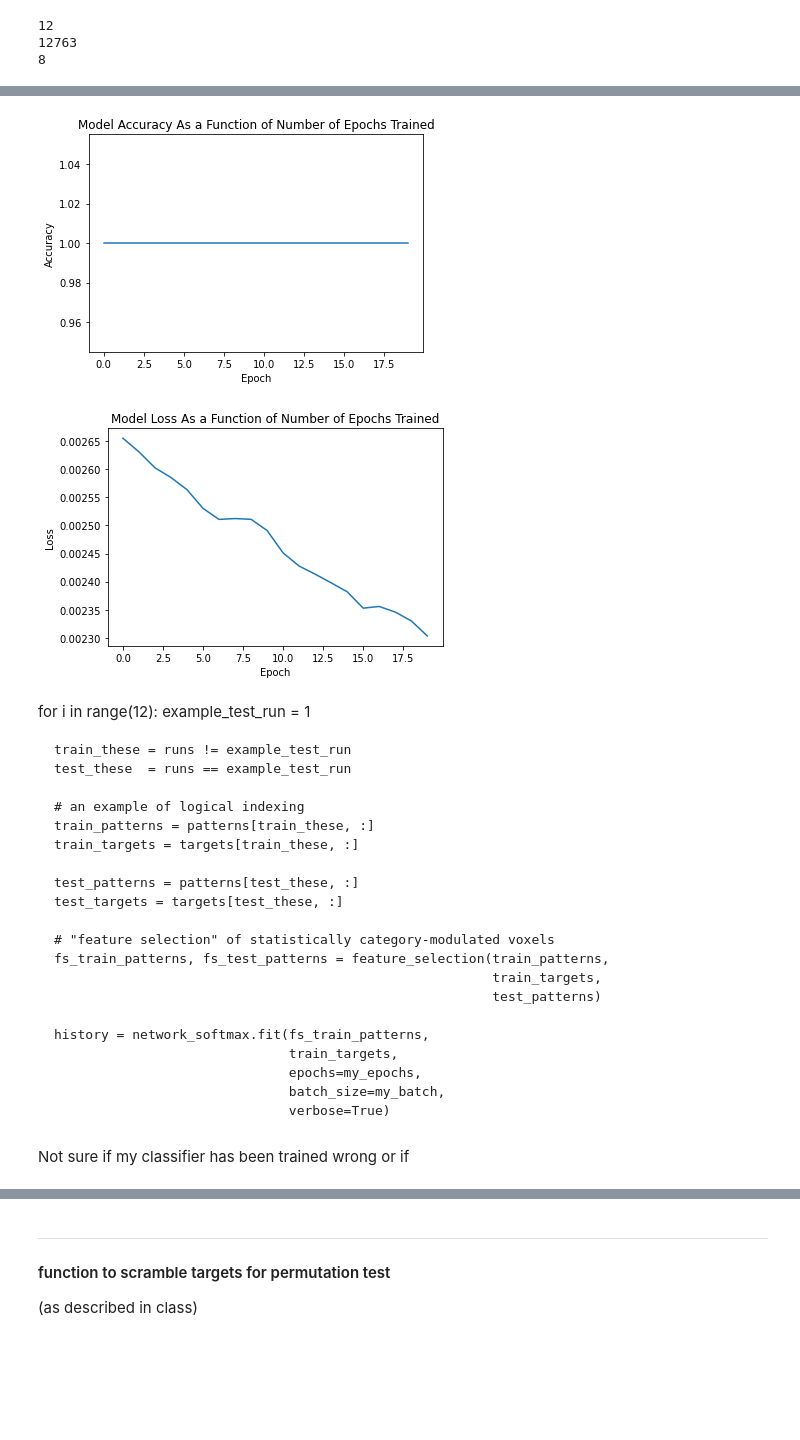
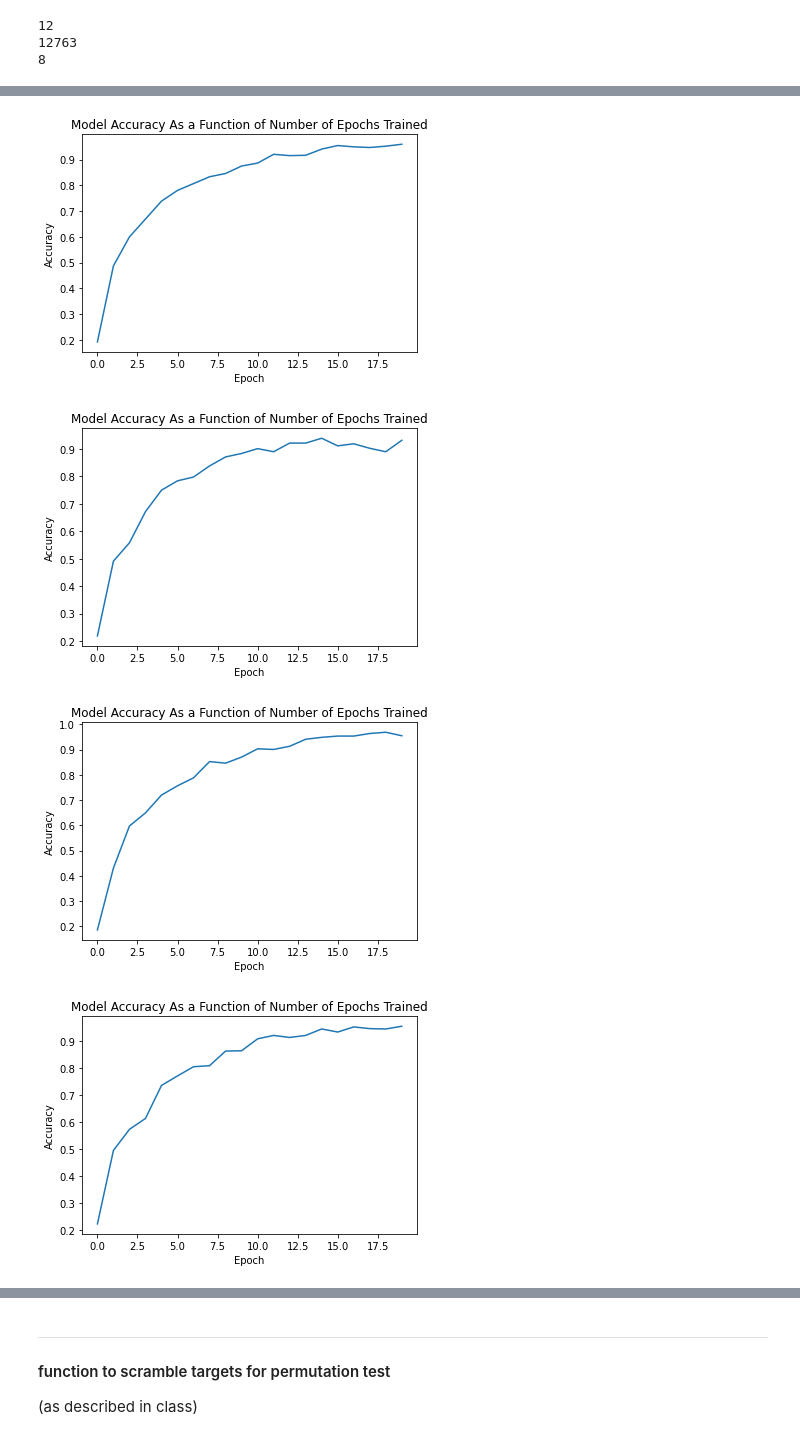
Before and after one commit to kdmalc/CompNeuro, a Jupyter notebook: 08/Homework8.ipynb, the cells around one changed output, grey strips where cells are left out. Drawn from its saved outputs; the diff is of its cells as text; code cells hidden in the pictures; blank space fills up the shorter version.

```diff
--- a/08/Homework8.ipynb
+++ b/08/Homework8.ipynb
@@ -318,26 +289,0 @@ None
-# %%
-my_epochs = 20
-my_batch = 256
-
-example_test_run = 1
-
-train_these = runs != example_test_run
-test_these  = runs == example_test_run
-
-# an example of logical indexing
-train_patterns = patterns[train_these, :]
-train_targets = targets[train_these, :]
-
-test_patterns = patterns[test_these, :]
-test_targets = targets[test_these, :]
-
-# "feature selection" of statistically category-modulated voxels
-fs_train_patterns, fs_test_patterns = feature_selection(train_patterns,
-                                                        train_targets,
-                                                        test_patterns)
-
-history = network_softmax.fit(fs_train_patterns,
-                              train_targets,
-                              epochs=my_epochs,
-                              batch_size=my_batch,
-                              verbose=True)
@@ -362,32 +289,0 @@ Epoch 20/20
-# %%
-plot_model_accuracy(history)
-plot_model_loss(history)
-# %% [output]
-[figure, removed]
-[figure, removed]
-# %% [markdown]
-for i in range(12):
-    example_test_run = 1
-
-    train_these = runs != example_test_run
-    test_these  = runs == example_test_run
-
-    # an example of logical indexing
-    train_patterns = patterns[train_these, :]
-    train_targets = targets[train_these, :]
-
-    test_patterns = patterns[test_these, :]
-    test_targets = targets[test_these, :]
-
-    # "feature selection" of statistically category-modulated voxels
-    fs_train_patterns, fs_test_patterns = feature_selection(train_patterns,
-                                                            train_targets,
-                                                            test_patterns)
-
-    history = network_softmax.fit(fs_train_patterns,
-                                  train_targets,
-                                  epochs=my_epochs,
-                                  batch_size=my_batch,
-                                  verbose=True)
-# %% [markdown]
-Not sure if my classifier has been trained wrong or if
@@ -404,0 +339,8 @@ print(train_targets[-1,:])
+# %%
+for history in hist_list:
+    plot_model_accuracy(history)
+# %% [output]
+[figure, added]
+[figure, added]
+[figure, added]
+[figure, added]
```
Also changed, not shown: parts of 6 cells of this notebook.
